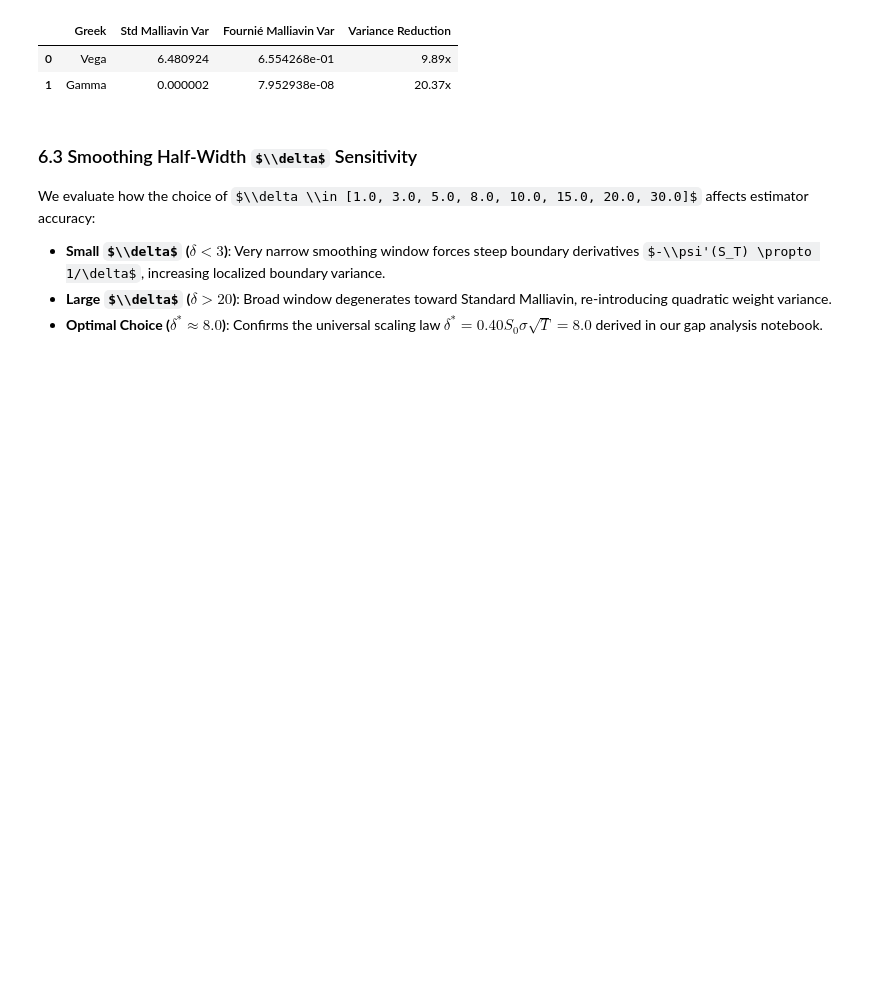
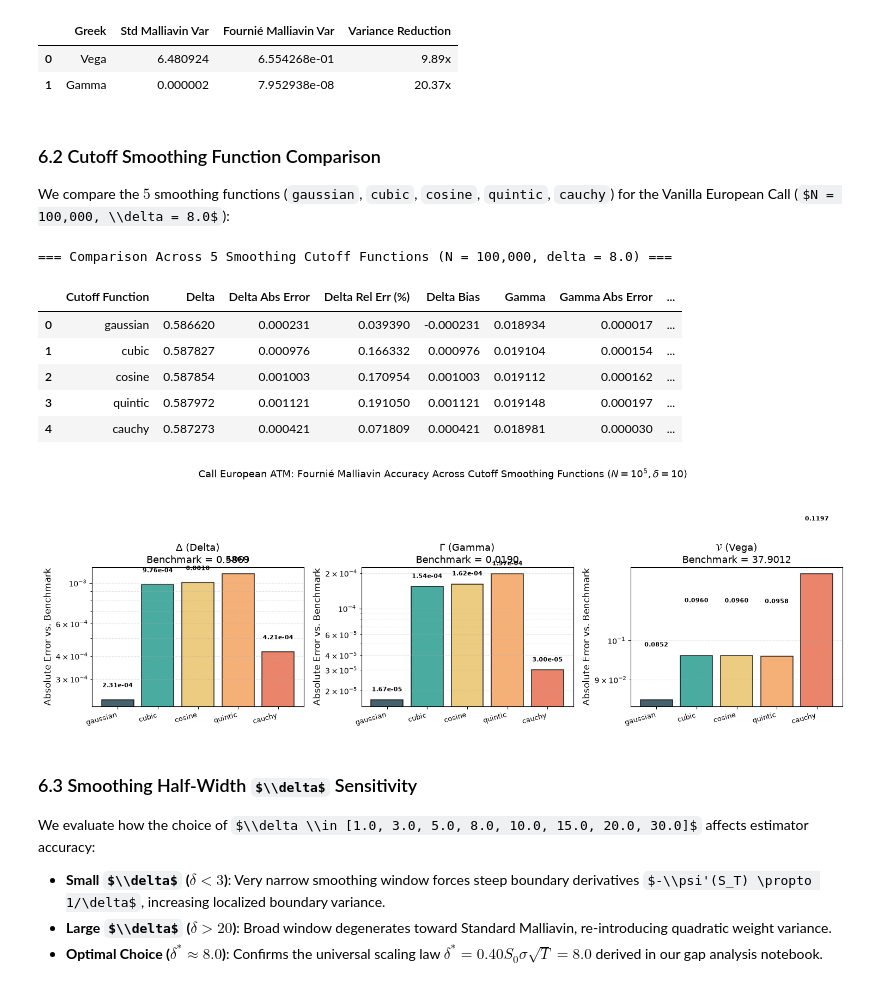
Before and after one commit to NicolasBermell/Greeks, a Jupyter notebook: analysis_malliavin_vs_FDMC.ipynb, the cells around one changed output. Cells and saved outputs as stored; diff of their text form; code cells hidden in the pictures; some formulas as TeX source; blank space fills up the shorter version.

```diff
--- a/analysis_malliavin_vs_FDMC.ipynb
+++ b/analysis_malliavin_vs_FDMC.ipynb
@@ -289,6 +289,29 @@ display(var_df)
 |  | Greek | Std Malliavin Var | Fournié Malliavin Var | Variance Reduction |
 | 0 | Vega | 6.480924 | 6.554268e-01 | 9.89x |
 | 1 | Gamma | 0.000002 | 7.952938e-08 | 20.37x |
+# %% [markdown]
+### 6.2 Cutoff Smoothing Function Comparison
+We compare the $5$ smoothing functions (`gaussian`, `cubic`, `cosine`, `quintic`, `cauchy`) for the Vanilla European Call ($N = 100,000, \\delta = 8.0$):
+# %%
+call_bench = benchmarks_df[benchmarks_df["Product"] == "Call European ATM"].iloc[0].to_dict()
+
+# Systematic evaluation across 5 smooth functions (calibrated delta = 8.0)
+cutoff_res = utils.compare_cutoff_functions(params, N=100000, delta_strike=8.0)
+df_cutoffs = utils.summarize_cutoff_functions(cutoff_res, call_bench)
+print("=== Comparison Across 5 Smoothing Cutoff Functions (N = 100,000, delta = 8.0) ===")
+display(df_cutoffs)
+
+fig_cut = utils.plot_fournier_cutoff_comparison(cutoff_res, call_bench, "Call European ATM")
+plt.show()
+# %% [output]
+=== Comparison Across 5 Smoothing Cutoff Functions (N = 100,000, delta = 8.0) ===
+|  | Cutoff Function | Delta | Delta Abs Error | Delta Rel Err (%) | Delta Bias | Gamma | Gamma Abs Error | ... |
+| 0 | gaussian | 0.586620 | 0.000231 | 0.039390 | -0.000231 | 0.018934 | 0.000017 | ... |
+| 1 | cubic | 0.587827 | 0.000976 | 0.166332 | 0.000976 | 0.019104 | 0.000154 | ... |
+| 2 | cosine | 0.587854 | 0.001003 | 0.170954 | 0.001003 | 0.019112 | 0.000162 | ... |
+| 3 | quintic | 0.587972 | 0.001121 | 0.191050 | 0.001121 | 0.019148 | 0.000197 | ... |
+| 4 | cauchy | 0.587273 | 0.000421 | 0.071809 | 0.000421 | 0.018981 | 0.000030 | ... |
+[figure, added]
 # %% [markdown]
 ### 6.3 Smoothing Half-Width $\\delta$ Sensitivity
 We evaluate how the choice of $\\delta \\in [1.0, 3.0, 5.0, 8.0, 10.0, 15.0, 20.0, 30.0]$ affects estimator accuracy:
```
Also changed, not shown: parts of 8 cells of this notebook.
